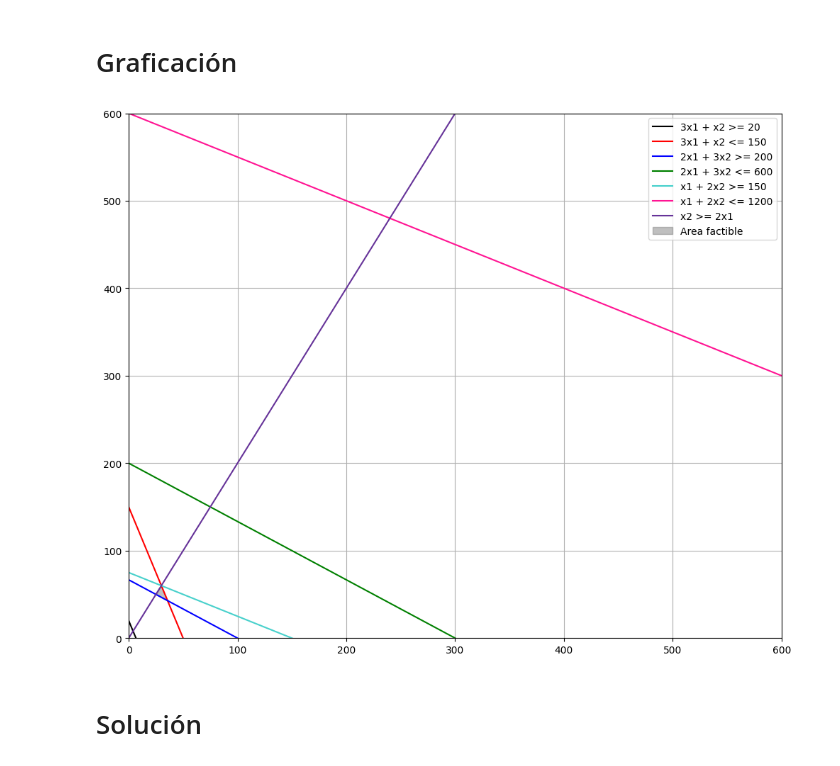
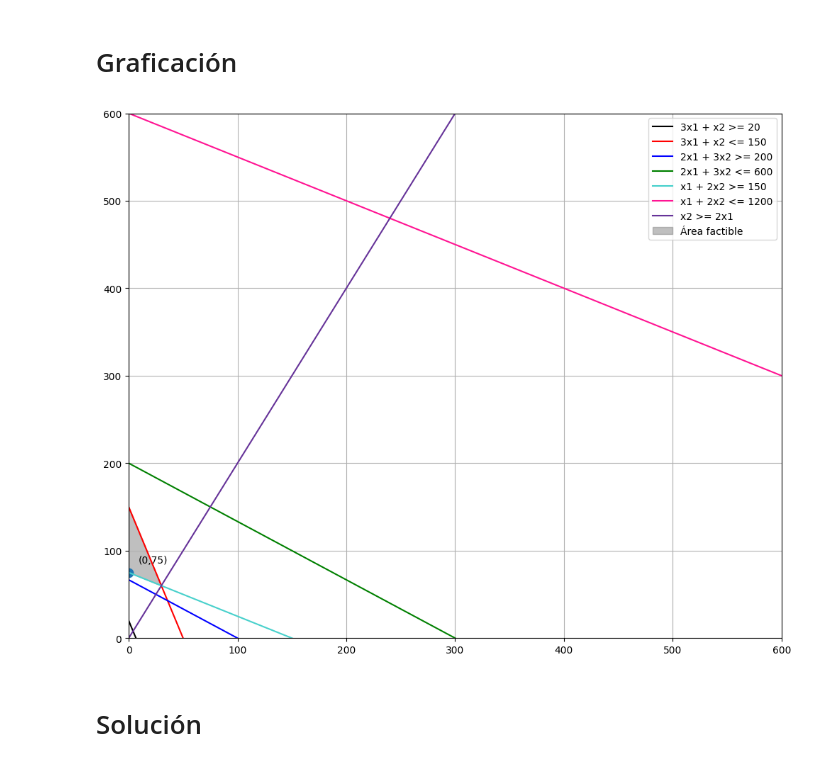
Before and after one commit to Lunaaaalj/Diseno-de-un-modelo-de-optimizacion, a Jupyter notebook: source/modelo.ipynb, the cells around one changed output. Drawn from its saved outputs; the diff is of its cells as text; code cells hidden in the pictures.

Commit message:
Plot Correction

```diff
--- a/source/modelo.ipynb
+++ b/source/modelo.ipynb
@@ -36,40 +36,56 @@ import matplotlib.pyplot as plt
 # %% [markdown]
 # Graficación
 # %%
+import numpy as np
+import matplotlib.pyplot as plt
+
 plt.figure(figsize=(10,8))
 
-x1 = np.linspace(0,600,1000)
+x1 = np.linspace(0, 600, 2000)
 
-x2_con1 = 20 - 3 * x1
-x2_con2 = 150 - 3 * x1
-x2_con3 = (200 - 2 * x1) / 3
-x2_con4 = (600 - 2 * x1) / 3
-x2_con5 = (150 - x1) / 2
-x2_con6 = (1200 - x1) / 2
-x2_con7 = 2 * x1
+# Restricciones reescritas como x2 >= f(x1) o x2 <= g(x1)
+# >= (lower bounds)
+x2_ge_1 = 20 - 3*x1                 # 3x1 + x2 >= 20
+x2_ge_2 = (200 - 2*x1) / 3          # 2x1 + 3x2 >= 200
+x2_ge_3 = (150 - x1) / 2            # x1 + 2x2 >= 150
+x2_ge_4 = 2*x1                      # x2 >= 2x1
+x2_ge_5 = 0*x1                      # x2 >= 0  (no negatividad)
 
-plt.plot(x1,x2_con1,"black", label = "3x1 + x2 >= 20")
-plt.plot(x1,x2_con2,"red", label = "3x1 + x2 <= 150")
-plt.plot(x1,x2_con3,"blue", label = "2x1 + 3x2 >= 200")
-plt.plot(x1,x2_con4,"green", label = "2x1 + 3x2 <= 600")
-plt.plot(x1,x2_con5,"mediumturquoise", label = "x1 + 2x2 >= 150")
-plt.plot(x1,x2_con6,"deeppink", label = "x1 + 2x2 <= 1200")
-plt.plot(x1,x2_con7,"rebeccapurple", label = "x2 >= 2x1")
+# <= (upper bounds)
+x2_le_1 = 150 - 3*x1                # 3x1 + x2 <= 150
+x2_le_2 = (600 - 2*x1) / 3          # 2x1 + 3x2 <= 600
+x2_le_3 = (1200 - x1) / 2           # x1 + 2x2 <= 1200
 
-feasible1 = np.minimum(x2_con5,x2_con7)
-feasible2 = np.minimum(feasible1, x2_con2)
+# Dibujar rectas
+plt.plot(x1, x2_ge_1, "black", label="3x1 + x2 >= 20")
+plt.plot(x1, x2_le_1, "red", label="3x1 + x2 <= 150")
+plt.plot(x1, x2_ge_2, "blue", label="2x1 + 3x2 >= 200")
+plt.plot(x1, x2_le_2, "green", label="2x1 + 3x2 <= 600")
+plt.plot(x1, x2_ge_3, "mediumturquoise", label="x1 + 2x2 >= 150")
+plt.plot(x1, x2_le_3, "deeppink", label="x1 + 2x2 <= 1200")
+plt.plot(x1, x2_ge_4, "rebeccapurple", label="x2 >= 2x1")
 
-plt.fill_between(x1, x2_con3, feasible2, where = (feasible2 >= x2_con3) ,color = "grey", alpha = 0.5, label = "Area factible")
+# Construir banda factible: lower = max(ge), upper = min(le)
+lower = np.maximum.reduce([x2_ge_1, x2_ge_2, x2_ge_3, x2_ge_4, x2_ge_5])
+upper = np.minimum.reduce([x2_le_1, x2_le_2, x2_le_3])
 
-plt.grid()
+# Rellenar SOLO donde existe intersección
+mask = lower <= upper
+plt.fill_between(x1, lower, upper, where=mask, color="grey", alpha=0.5, label="Área factible")
+
+# Marcar el punto óptimo reportado
+plt.scatter([0], [75], s=80)
+plt.annotate("(0,75)", (0,75), textcoords="offset points", xytext=(10,10))
+
+plt.grid(True)
 plt.legend()
-plt.xlim(0,600)
-plt.ylim(0,600)
+plt.xlim(0, 600)
+plt.ylim(0, 600)
 plt.tight_layout()
-plt.savefig("../presentation/plot.png")
+plt.savefig("../presentation/plot.png", dpi=200)
 plt.show()
 # %% [output]
-[figure, old version]
+[figure, new version]
 # %% [markdown]
 # Solución
 # %%
```
Also changed, not shown: 4 other files.
